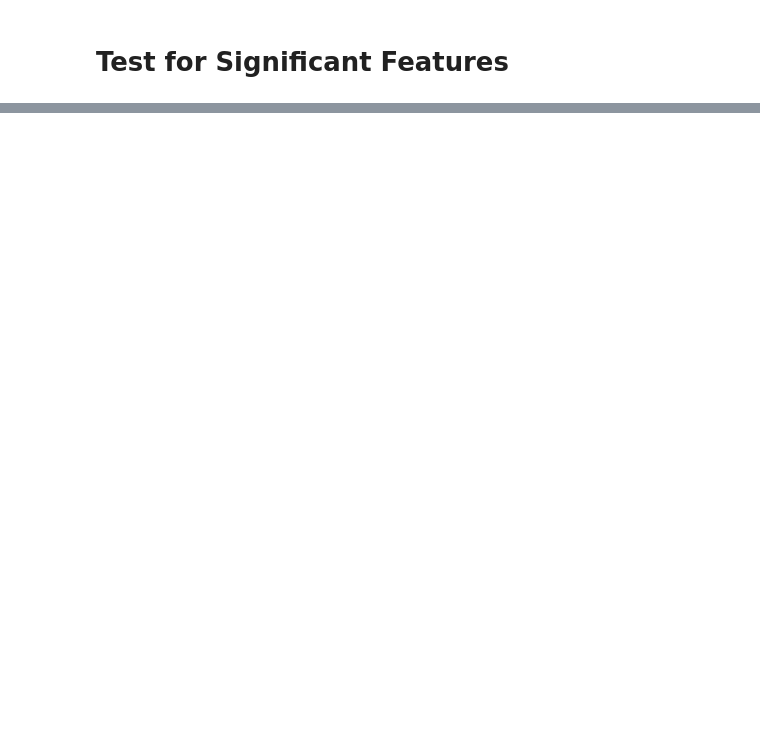
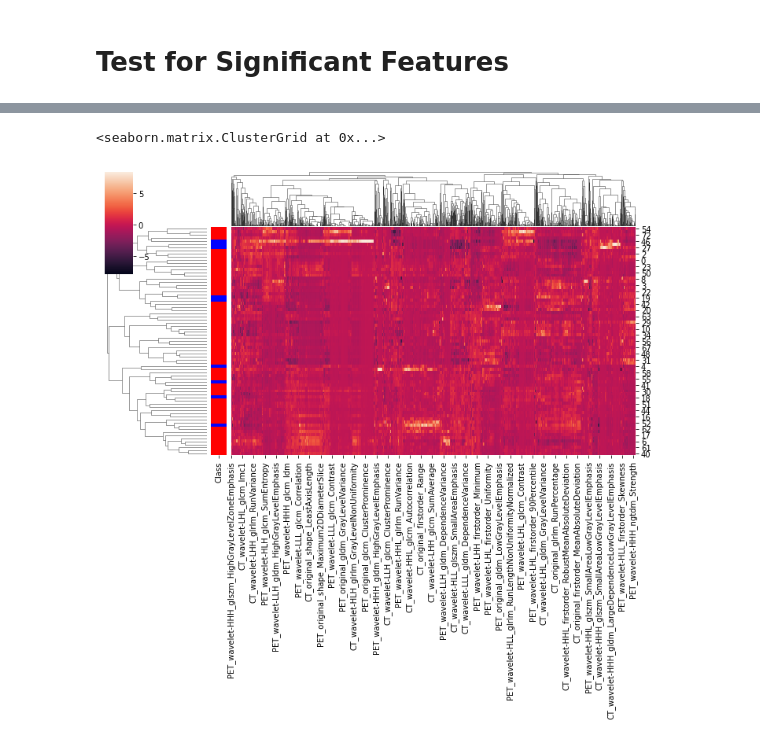
Before and after one commit to RonanTH/hn-radiomics, a Jupyter notebook: 0.2 Feature Analysis/0.1 Code/feature_stats_analysis.ipynb, the cells around one changed output, grey strips where cells are left out. Cells and saved outputs as stored; diff of their text form; code cells hidden in the pictures; blank space fills up the shorter version.

```diff
--- a/0.2 Feature Analysis/0.1 Code/feature_stats_analysis.ipynb
+++ b/0.2 Feature Analysis/0.1 Code/feature_stats_analysis.ipynb
@@ -157,0 +192,12 @@ with pd.option_context('display.max_rows', 100, 'display.max_columns', 10):
+# %%
+t2_feats = image_feats['t2'].copy()
+patients = t2_feats.pop("PID")
+classes = t2_feats.pop("Class")
+t2_feats.drop(['Delta_Time'],axis=1,inplace=True)
+lut = dict(zip(classes.unique(), "rbg"))
+row_colors = classes.map(lut)
+
+sns.clustermap(t2_feats,z_score=1,row_colors=row_colors,method='weighted',metric="correlation")
+# %% [output]
+<seaborn.matrix.ClusterGrid at 0x...>
+[figure, added]
```
Also changed, not shown: parts of 21 cells of this notebook, 56 other files.
